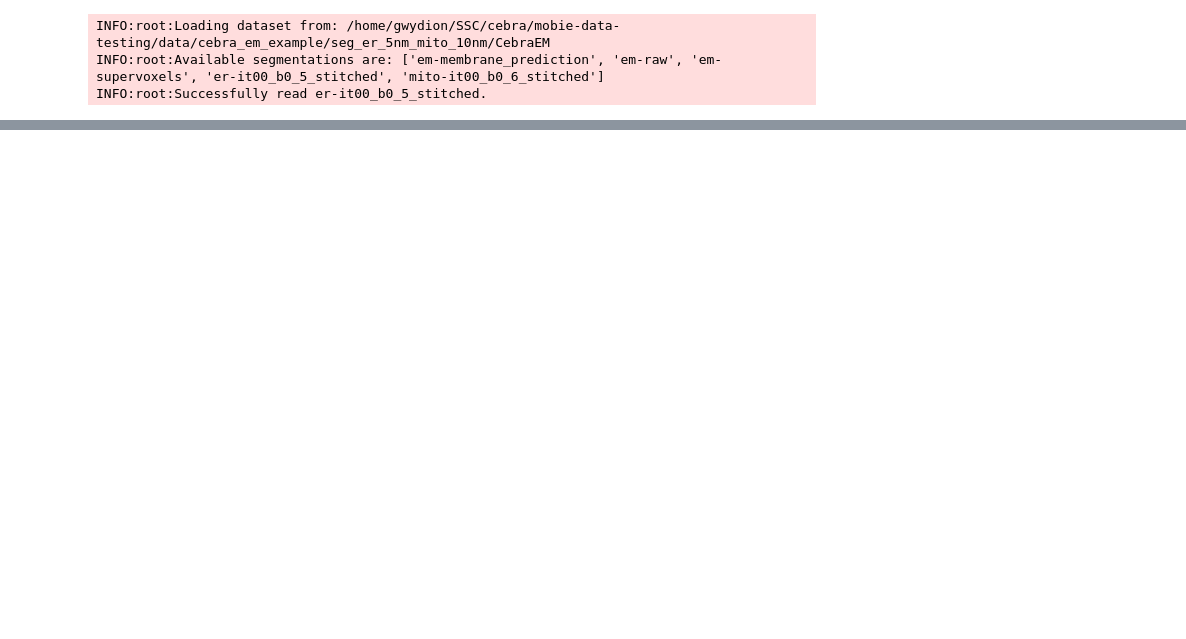
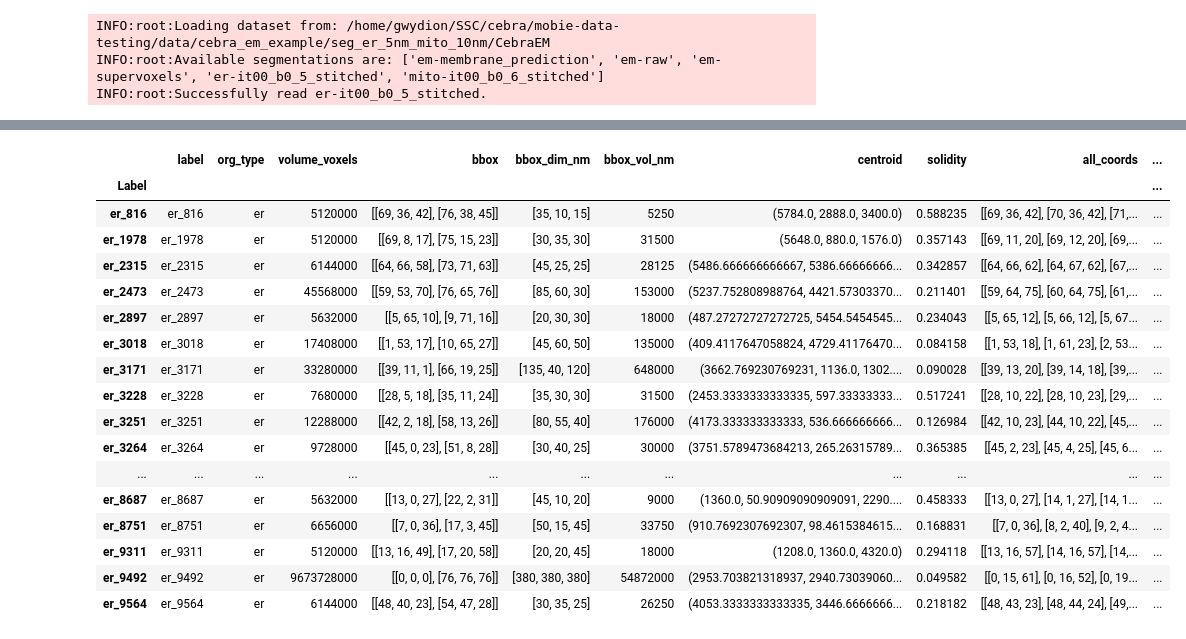
Before and after one commit to GwydionJon/mobie-test, a Jupyter notebook: nb_task_1_0.ipynb, the cells around one changed output, grey strips where cells are left out. Drawn from its saved outputs; the diff is of its cells as text; code cells hidden in the pictures; blank space fills up the shorter version.

```diff
--- a/nb_task_1_0.ipynb
+++ b/nb_task_1_0.ipynb
@@ -66,0 +73,21 @@ dm3.analysis_results
+# %%
+dm3.analysis_results
+# %% [output]
+|  | label | org_type | volume_voxels | bbox | bbox_dim_nm | bbox_vol_nm | centroid | solidity | all_coords | ... |
+| Label |  |  |  |  |  |  |  |  |  | ... |
+| er_816 | er_816 | er | 5120000 | [[69, 36, 42], [76, 38, 45]] | [35, 10, 15] | 5250 | (5784.0, 2888.0, 3400.0) | 0.588235 | [[69, 36, 42], [70, 36, 42], [71,... | ... |
+| er_1978 | er_1978 | er | 5120000 | [[69, 8, 17], [75, 15, 23]] | [30, 35, 30] | 31500 | (5648.0, 880.0, 1576.0) | 0.357143 | [[69, 11, 20], [69, 12, 20], [69,... | ... |
+| er_2315 | er_2315 | er | 6144000 | [[64, 66, 58], [73, 71, 63]] | [45, 25, 25] | 28125 | (5486.666666666667, 5386.66666666... | 0.342857 | [[64, 66, 62], [64, 67, 62], [67,... | ... |
+| er_2473 | er_2473 | er | 45568000 | [[59, 53, 70], [76, 65, 76]] | [85, 60, 30] | 153000 | (5237.752808988764, 4421.57303370... | 0.211401 | [[59, 64, 75], [60, 64, 75], [61,... | ... |
+| er_2897 | er_2897 | er | 5632000 | [[5, 65, 10], [9, 71, 16]] | [20, 30, 30] | 18000 | (487.27272727272725, 5454.5454545... | 0.234043 | [[5, 65, 12], [5, 66, 12], [5, 67... | ... |
+| er_3018 | er_3018 | er | 17408000 | [[1, 53, 17], [10, 65, 27]] | [45, 60, 50] | 135000 | (409.4117647058824, 4729.41176470... | 0.084158 | [[1, 53, 18], [1, 61, 23], [2, 53... | ... |
+| er_3171 | er_3171 | er | 33280000 | [[39, 11, 1], [66, 19, 25]] | [135, 40, 120] | 648000 | (3662.769230769231, 1136.0, 1302.... | 0.090028 | [[39, 13, 20], [39, 14, 18], [39,... | ... |
+| er_3228 | er_3228 | er | 7680000 | [[28, 5, 18], [35, 11, 24]] | [35, 30, 30] | 31500 | (2453.3333333333335, 597.33333333... | 0.517241 | [[28, 10, 22], [28, 10, 23], [29,... | ... |
+| er_3251 | er_3251 | er | 12288000 | [[42, 2, 18], [58, 13, 26]] | [80, 55, 40] | 176000 | (4173.333333333333, 536.666666666... | 0.126984 | [[42, 10, 23], [44, 10, 22], [45,... | ... |
+| er_3264 | er_3264 | er | 9728000 | [[45, 0, 23], [51, 8, 28]] | [30, 40, 25] | 30000 | (3751.5789473684213, 265.26315789... | 0.365385 | [[45, 2, 23], [45, 4, 25], [45, 6... | ... |
+| ... | ... | ... | ... | ... | ... | ... | ... | ... | ... | ... |
+| er_8687 | er_8687 | er | 5632000 | [[13, 0, 27], [22, 2, 31]] | [45, 10, 20] | 9000 | (1360.0, 50.90909090909091, 2290.... | 0.458333 | [[13, 0, 27], [14, 1, 27], [14, 1... | ... |
+| er_8751 | er_8751 | er | 6656000 | [[7, 0, 36], [17, 3, 45]] | [50, 15, 45] | 33750 | (910.7692307692307, 98.4615384615... | 0.168831 | [[7, 0, 36], [8, 2, 40], [9, 2, 4... | ... |
+| er_9311 | er_9311 | er | 5120000 | [[13, 16, 49], [17, 20, 58]] | [20, 20, 45] | 18000 | (1208.0, 1360.0, 4320.0) | 0.294118 | [[13, 16, 57], [14, 16, 57], [14,... | ... |
+| er_9492 | er_9492 | er | 9673728000 | [[0, 0, 0], [76, 76, 76]] | [380, 380, 380] | 54872000 | (2953.703821318937, 2940.73039060... | 0.049582 | [[0, 15, 61], [0, 16, 52], [0, 19... | ... |
+| er_9564 | er_9564 | er | 6144000 | [[48, 40, 23], [54, 47, 28]] | [30, 35, 25] | 26250 | (4053.3333333333335, 3446.6666666... | 0.218182 | [[48, 43, 23], [48, 44, 24], [49,... | ... |
```
Also changed, not shown: parts of 3 cells of this notebook, 4 other files.
